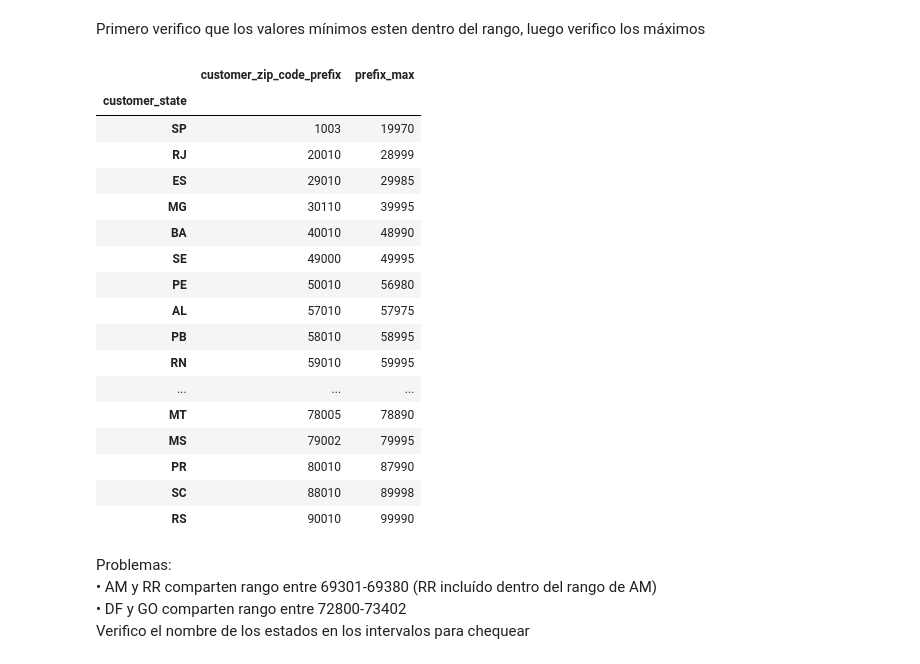
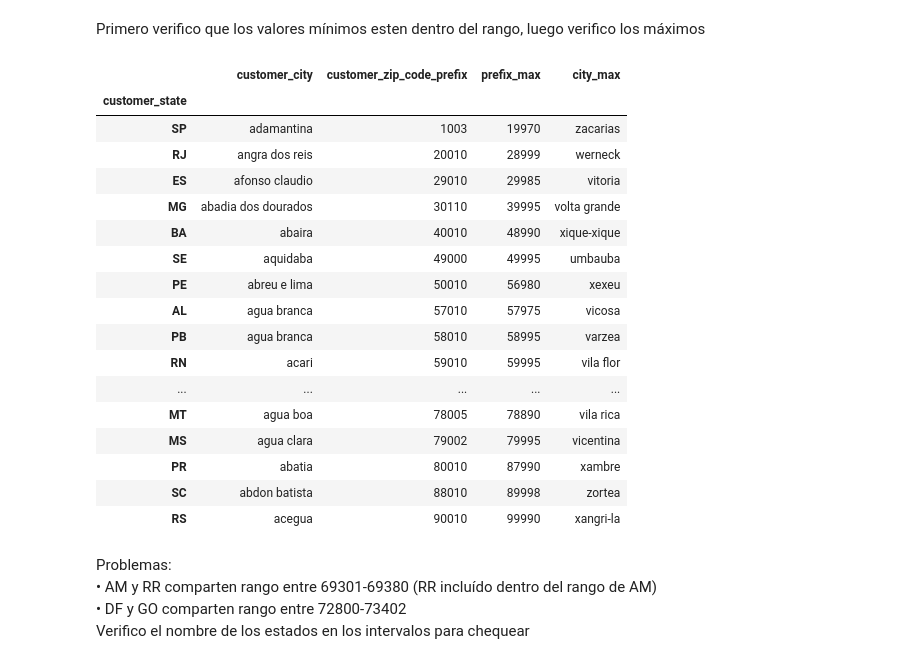
Before and after one commit to ronalcabrera/PG_Olist, a Jupyter notebook: Semana2/ETL/ETL-customers.ipynb, the cells around one changed output. Drawn from its saved outputs; the diff is of its cells as text; code cells hidden in the pictures.

```diff
--- a/Semana2/ETL/ETL-customers.ipynb
+++ b/Semana2/ETL/ETL-customers.ipynb
@@ -78,28 +78,29 @@ Verifico que los prefijos y las abreviaturas esten bien
 # %% [markdown]
 Primero verifico que los valores mínimos esten dentro del rango, luego verifico los máximos
 # %%
-df = customers[['customer_state','customer_zip_code_prefix']].groupby(['customer_state'], ).min()
+df = customers[['customer_state','customer_city','customer_zip_code_prefix']].groupby(['customer_state'], ).min()
 df['prefix_max'] = customers[['customer_state','customer_zip_code_prefix']].groupby(['customer_state'], ).max().values
+df['city_max'] = customers[['customer_state','customer_city']].groupby(['customer_state'], ).max().values
 df.sort_values('customer_zip_code_prefix')
 # %% [output]
-|  | customer_zip_code_prefix | prefix_max |
-| customer_state |  |  |
-| SP | 1003 | 19970 |
-| RJ | 20010 | 28999 |
-| ES | 29010 | 29985 |
-| MG | 30110 | 39995 |
-| BA | 40010 | 48990 |
-| SE | 49000 | 49995 |
-| PE | 50010 | 56980 |
-| AL | 57010 | 57975 |
-| PB | 58010 | 58995 |
-| RN | 59010 | 59995 |
-| ... | ... | ... |
-| MT | 78005 | 78890 |
-| MS | 79002 | 79995 |
-| PR | 80010 | 87990 |
-| SC | 88010 | 89998 |
-| RS | 90010 | 99990 |
+|  | customer_city | customer_zip_code_prefix | prefix_max | city_max |
+| customer_state |  |  |  |  |
+| SP | adamantina | 1003 | 19970 | zacarias |
+| RJ | angra dos reis | 20010 | 28999 | werneck |
+| ES | afonso claudio | 29010 | 29985 | vitoria |
+| MG | abadia dos dourados | 30110 | 39995 | volta grande |
+| BA | abaira | 40010 | 48990 | xique-xique |
+| SE | aquidaba | 49000 | 49995 | umbauba |
+| PE | abreu e lima | 50010 | 56980 | xexeu |
+| AL | agua branca | 57010 | 57975 | vicosa |
+| PB | agua branca | 58010 | 58995 | varzea |
+| RN | acari | 59010 | 59995 | vila flor |
+| ... | ... | ... | ... | ... |
+| MT | agua boa | 78005 | 78890 | vila rica |
+| MS | agua clara | 79002 | 79995 | vicentina |
+| PR | abatia | 80010 | 87990 | xambre |
+| SC | abdon batista | 88010 | 89998 | zortea |
+| RS | acegua | 90010 | 99990 | xangri-la |
 # %% [markdown]
 Problemas:<br>
 • AM y RR comparten rango entre 69301-69380 (RR incluído dentro del rango de AM)<br>
```
Also changed, not shown: parts of 2 cells of this notebook, 4 other files.
